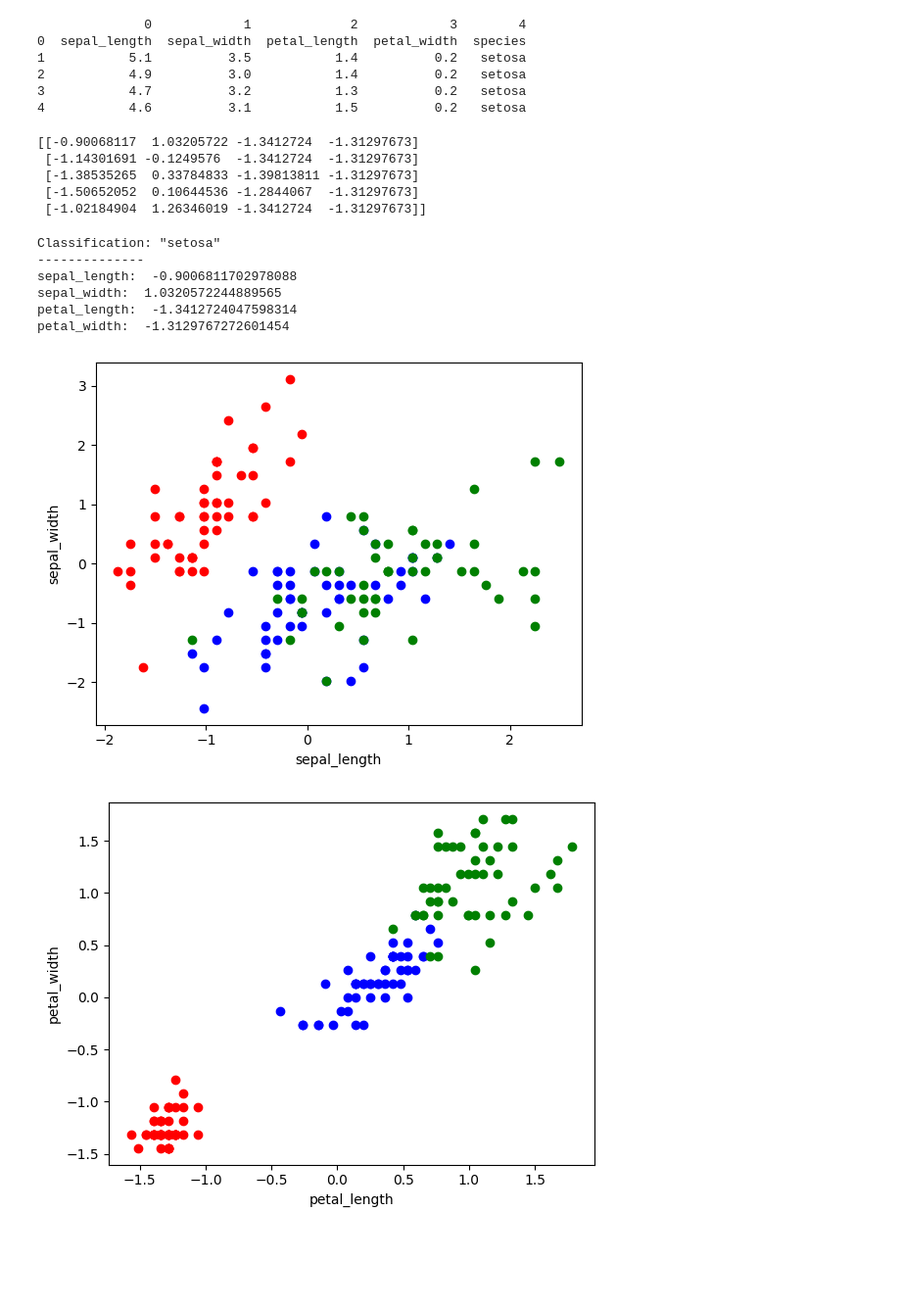
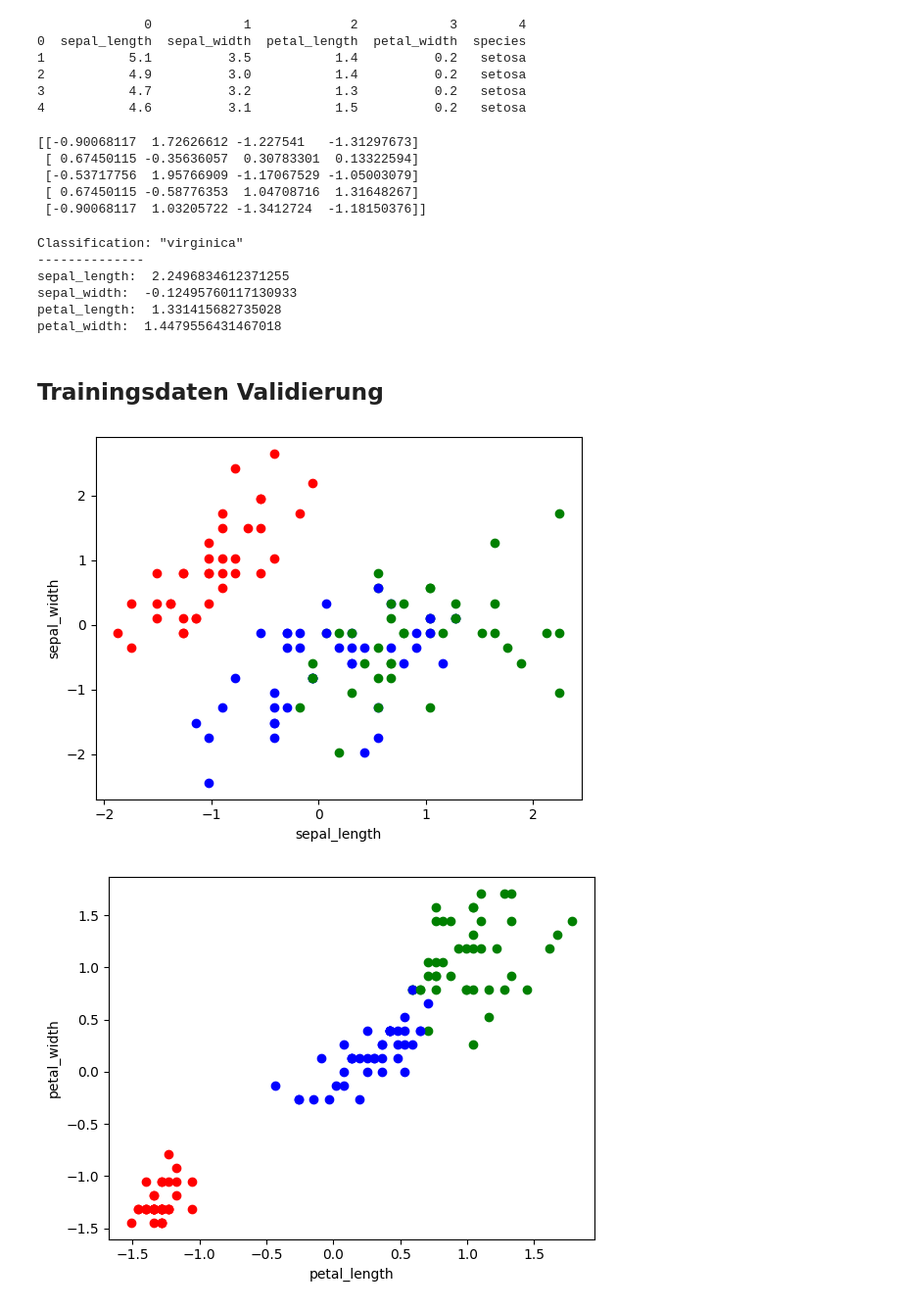
Before and after one commit to julian-baumann/k-nearest-neighbors, a Jupyter notebook: main.ipynb, the cells around one changed output. Shown at 98% size. Cells and saved outputs as stored; diff of their text form; code cells hidden in the pictures; blank space fills up the shorter version.

```diff
--- a/main.ipynb
+++ b/main.ipynb
@@ -35,38 +45,43 @@ print(iris_dataset_file.head(5))
 3           4.7          3.2           1.3          0.2   setosa
 4           4.6          3.1           1.5          0.2   setosa
 # %%
+from sklearn.model_selection import train_test_split
 from sklearn.preprocessing import StandardScaler
 
 # In Machine Learning Context steht groß X für die tatsächlichen Daten und
 # y für die Zuordnung.
+
 # Wir nutzen hier "StandardScaler().fit_transform" um die Daten zu normalisieren (Nur Werte zwischen 0 und 1)
 X = StandardScaler().fit_transform(iris_dataset[:, 0:4])
 y = iris_dataset[:, 4]
+
+# Datenset in trainings- und testdaten trennen. Test size 20%
+X_train, X_test, y_train, y_test = train_test_split(X, y, test_size=0.2)
 # %%
 # Testen ob in X wirklich nur Werte und keine Klassifizierungen mehr stehen
-print(X[0:5])
+print(X_test[0:5])
 # %% [output]
-[[-0.90068117  1.03205722 -1.3412724  -1.31297673]
- [-1.14301691 -0.1249576  -1.3412724  -1.31297673]
- [-1.38535265  0.33784833 -1.39813811 -1.31297673]
- [-1.50652052  0.10644536 -1.2844067  -1.31297673]
- [-1.02184904  1.26346019 -1.3412724  -1.31297673]]
+[[-0.90068117  1.72626612 -1.227541   -1.31297673]
+ [ 0.67450115 -0.35636057  0.30783301  0.13322594]
+ [-0.53717756  1.95766909 -1.17067529 -1.05003079]
+ [ 0.67450115 -0.58776353  1.04708716  1.31648267]
+ [-0.90068117  1.03205722 -1.3412724  -1.18150376]]
 # %%
 # print first dataset of the iris dataset
-example_data = X[0]
+example_data = X_train[0]
 
-print(f"Classification: \"{Y[0]}\"")
+print(f"Classification: \"{y_train[0]}\"")
 print("--------------")
 
 for index, data_point in enumerate(example_data):
     print(feature_names[index] + f":  {data_point}")
 # %% [output]
-Classification: "setosa"
+Classification: "virginica"
 --------------
-sepal_length:  -0.9006811702978088
-sepal_width:  1.0320572244889565
-petal_length:  -1.3412724047598314
-petal_width:  -1.3129767272601454
+sepal_length:  2.2496834612371255
+sepal_width:  -0.12495760117130933
+petal_length:  1.331415682735028
+petal_width:  1.4479556431467018
 # %%
 import matplotlib.pyplot as plt
 
@@ -76,11 +91,11 @@ COLORS = {
     "versicolor": "b"
 }
 
-def show_graph(feature_one: int, feature_two: int):
+def show_graph(feature_one: int, feature_two: int, X_dataset: numpy.ndarray, y_labels: numpy.ndarray):
     fig, ax = plt.subplots()
 
-    for index, data in enumerate(X):
-        classification = y[index]
+    for index, data in enumerate(X_dataset):
+        classification = y_labels[index]
         ax.scatter(data[feature_one], data[feature_two], color=COLORS[classification])
 
     # set a title and labels
@@ -88,12 +103,11 @@ def show_graph(feature_one: int, feature_two: int):
     ax.set_ylabel(feature_names[feature_two])
 
     plt.show()
-
-
-show_graph(0, 1)
-# %% [output]
-[figure, removed]
+# %% [markdown]
+## Trainingsdaten Validierung
 # %%
-show_graph(2, 3)
+show_graph(0, 1, X_train, y_train)
+show_graph(2, 3, X_train, y_train)
 # %% [output]
-[figure, old version]
+[figure, new version]
+[figure, added]
```
Also changed, not shown: parts of 11 cells of this notebook, 2 other files.
